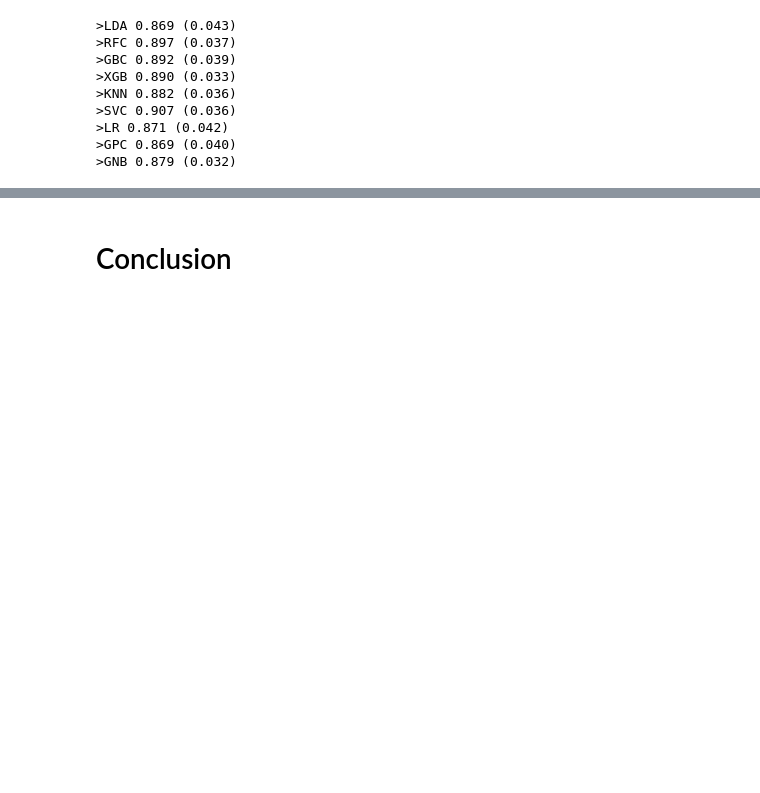
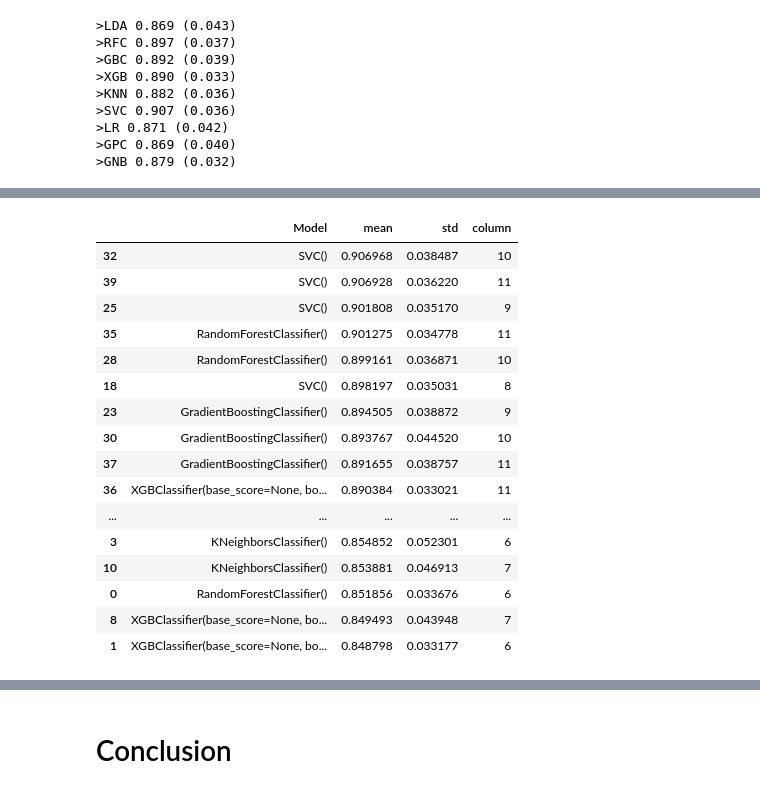
Before and after one commit to MaukanMir/Heart-Attack-Classification-Part-Two-, a Jupyter notebook: training.ipynb, the cells around one changed output, grey strips where cells are left out. Saved outputs shown, nothing was run; the diff lists cells and outputs as text; code cells hidden in the pictures; blank space fills up the shorter version.

```diff
--- a/training.ipynb
+++ b/training.ipynb
@@ -445,0 +462,77 @@ for i in range(len(models)):
+# %%
+# compare different numbers of features selected using anova f-test
+from numpy import mean
+from numpy import std
+from sklearn.model_selection import cross_val_score
+from sklearn.model_selection import RepeatedStratifiedKFold
+from sklearn.feature_selection import SelectKBest
+from sklearn.feature_selection import f_classif
+from sklearn.pipeline import Pipeline
+
+def f2_measure(y_true, y_pred):
+  return fbeta_score(y_true, y_pred, beta=2)
+
+# define models to test
+def get_models():
+  models, names = list(), list()
+  # RFC
+  models.append(RandomForestClassifier())
+  names.append('RFC')
+  # XGB
+  models.append(XGBClassifier())
+  names.append('XGB')
+  # GBC
+  models.append(GradientBoostingClassifier())
+  names.append('GBC')
+  # KNN
+  models.append(KNeighborsClassifier())
+  names.append('KNN')
+  # SVC
+  models.append(SVC())
+  names.append('SVC')
+  # LR
+  models.append(LogisticRegression())
+  names.append('LR')
+  # GNB
+  models.append(GaussianNB())
+  names.append('GNB')
+  return models, names
+
+# evaluate a model
+def evaluate_model(X, y, model):
+  # define evaluation procedure
+  cv = RepeatedStratifiedKFold(n_splits=10, n_repeats=3, random_state=1)
+  metric = make_scorer(f2_measure)
+  # evaluate model
+  scores = cross_val_score(model, X, y, scoring=metric, cv=cv, n_jobs=-1)
+  return scores
+
+last_ix = len(df.columns)-1
+X, y = df.drop(df.columns[last_ix], axis=1), df[df.columns[last_ix]]
+# define dataset
+models,names = [], []
+models, names = get_models()
+num_features = [i+1 for i in range(X.shape[1])][len(X.columns)//2:]
+# Model Performance:
+model_performance = []
+for k in num_features:
+  # create pipeline
+  fs = SelectKBest(score_func=f_classif, k=k)
+  for i in range(len(models)):
+    model = models[i]
+    # Wrap the model in a pipeline with StandardScaler
+    pipeline = Pipeline(steps=[('scaler', MinMaxScaler()),("power_tranformer", PowerTransformer()), ('anova',fs), ('model', model)])
+    # Evaluate the model
+    scores = evaluate_model(X, y, pipeline)
+    # summarize and store
+    print('>%s %.3f (%.3f) k=%d' % (names[i], np.mean(scores), np.std(scores), k))
+    print("---------------------------------------------------------------")
+    model_performance.append({
+            "Model": model,
+            "mean": np.mean(scores),
+            "std":np.std(scores),
+            "column":k
+        })
+model_performance = pd.DataFrame(model_performance)
+model_performance.sort_values(by="mean", ascending=False)
+# %% [output]
@@ -445,0 +556,17 @@ for i in range(len(models)):
+|  | Model | mean | std | column |
+| 32 | SVC() | 0.906968 | 0.038487 | 10 |
+| 39 | SVC() | 0.906928 | 0.036220 | 11 |
+| 25 | SVC() | 0.901808 | 0.035170 | 9 |
+| 35 | RandomForestClassifier() | 0.901275 | 0.034778 | 11 |
+| 28 | RandomForestClassifier() | 0.899161 | 0.036871 | 10 |
+| 18 | SVC() | 0.898197 | 0.035031 | 8 |
+| 23 | GradientBoostingClassifier() | 0.894505 | 0.038872 | 9 |
+| 30 | GradientBoostingClassifier() | 0.893767 | 0.044520 | 10 |
+| 37 | GradientBoostingClassifier() | 0.891655 | 0.038757 | 11 |
+| 36 | XGBClassifier(base_score=None, bo... | 0.890384 | 0.033021 | 11 |
+| ... | ... | ... | ... | ... |
+| 3 | KNeighborsClassifier() | 0.854852 | 0.052301 | 6 |
+| 10 | KNeighborsClassifier() | 0.853881 | 0.046913 | 7 |
+| 0 | RandomForestClassifier() | 0.851856 | 0.033676 | 6 |
+| 8 | XGBClassifier(base_score=None, bo... | 0.849493 | 0.043948 | 7 |
+| 1 | XGBClassifier(base_score=None, bo... | 0.848798 | 0.033177 | 6 |
```
Also changed, not shown: parts of 15 cells of this notebook.
